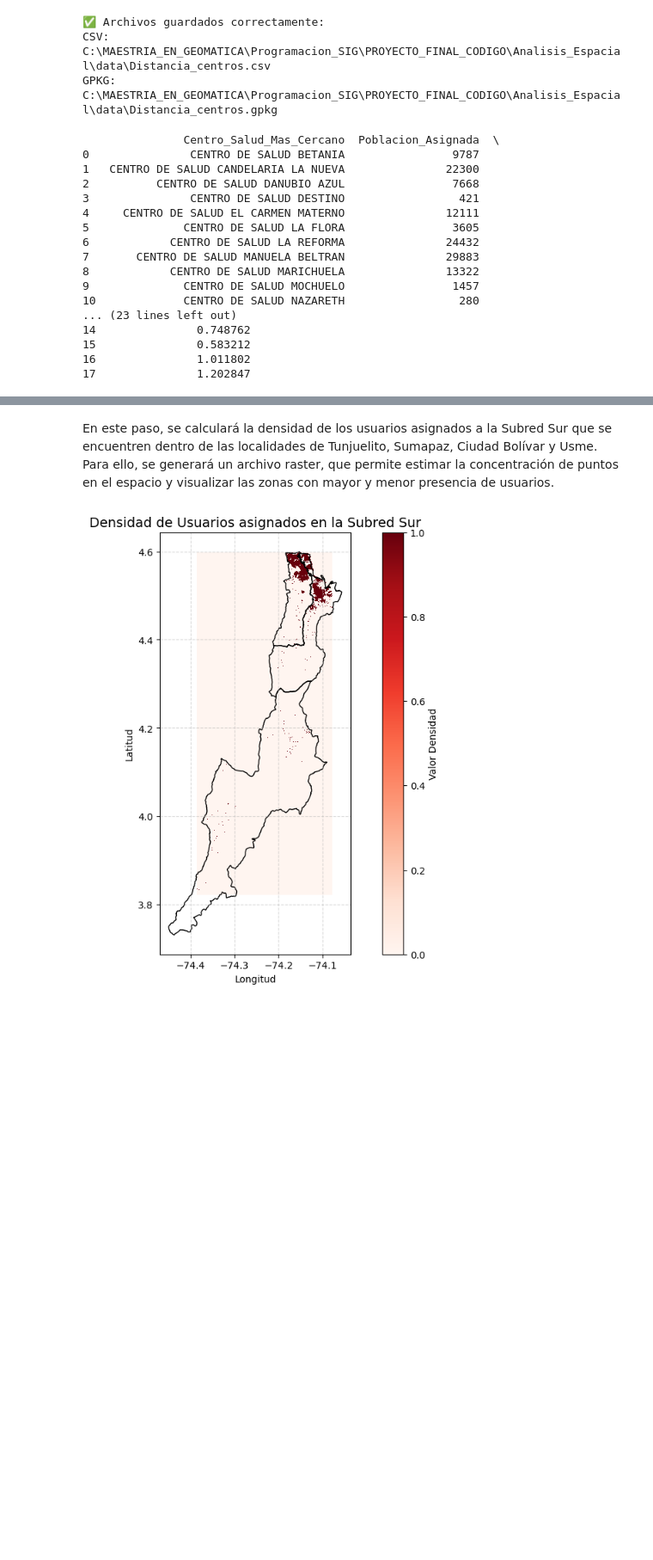
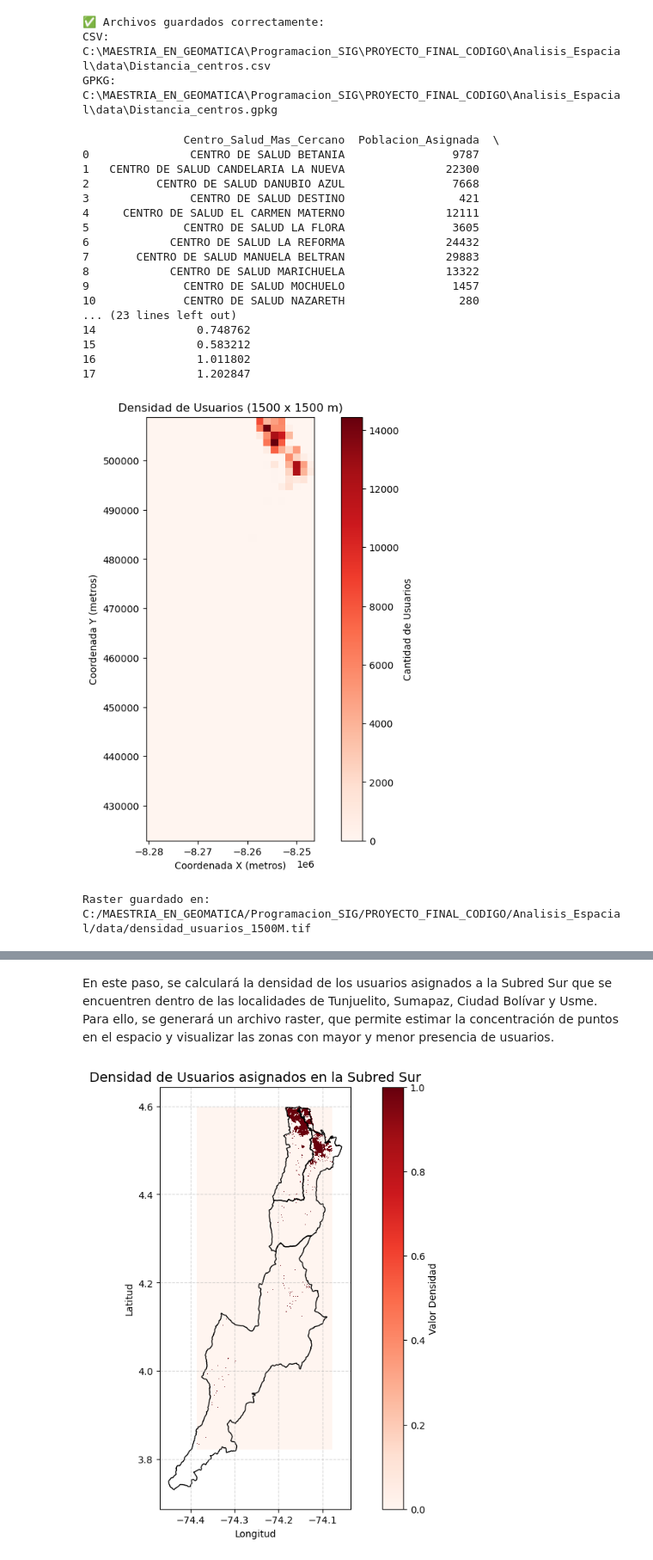
Before and after one commit to BillyAvila/Analisis_Espacial, a Jupyter notebook: notebooks/Notebook_Codigo_Final_quincef-redes.ipynb, the cells around one changed output, grey strips where cells are left out. Shown at 86% size. Cells and saved outputs as stored; diff of their text form; code cells hidden in the pictures; blank space fills up the shorter version.

Commit message:
Añadir rasterizados de usuarios y actualizar notebook final

```diff
--- a/notebooks/Notebook_Codigo_Final_quincef-redes.ipynb
+++ b/notebooks/Notebook_Codigo_Final_quincef-redes.ipynb
@@ -616,3 +619,82 @@ print(tabla_resumen)
 15               0.583212
 16               1.011802
 17               1.202847
+# %%
+import geopandas as gpd
+import numpy as np
+import matplotlib.pyplot as plt
+from shapely.geometry import box
+
+# Cargar los usuarios
+usuarios_interes_clip = gpd.read_file('C:/MAESTRIA_EN_GEOMATICA/Programacion_SIG/PROYECTO_FINAL_CODIGO/Analisis_Espacial/data/usuarios_interes_clip.gpkg')
+
+# Reproyectar a coordenadas planas (EPSG:3395)
+usuarios_interes_clip = usuarios_interes_clip.to_crs(epsg=3395)
+
+# Definir la malla de 1500x1500 m
+xmin, ymin, xmax, ymax = usuarios_interes_clip.total_bounds
+cell_size = 1500  # 1500 metros
+cols = int((xmax - xmin) / cell_size) + 1
+rows = int((ymax - ymin) / cell_size) + 1
+
+grid_cells = []
+for j in range(rows):  # Iterar primero sobre las filas para alinear bien las celdas
+    for i in range(cols):
+        x_left = xmin + (i * cell_size)
+        y_top = ymax - (j * cell_size)  # Ajustar para que las celdas estén bien ubicadas
+        grid_cells.append(box(x_left, y_top - cell_size, x_left + cell_size, y_top))
+
+grid = gpd.GeoDataFrame({'geometry': grid_cells}, crs='EPSG:3395')
+
+# Cambiar el nombre de las columnas de 'usuarios_interes_clip' y 'grid' para evitar conflictos
+usuarios_interes_clip = usuarios_interes_clip.rename(columns=lambda x: x + '_usuarios' if x != 'geometry' else x)
+grid = grid.rename(columns=lambda x: x + '_grid' if x != 'geometry' else x)
+
+# Contar usuarios por celda, especificando sufijos para evitar conflictos de nombres
+usuarios_count = gpd.sjoin(usuarios_interes_clip, grid, how='left', predicate='within')
+
+# Luego, contar los usuarios por celda
+density = usuarios_count.groupby('index_right').size()
+
+# Asignar la densidad a la malla
+grid['density'] = density.reindex(grid.index, fill_value=0)
+
+# Convertir en matriz ordenada
+x_coords = sorted(grid.geometry.centroid.x.unique())
+y_coords = sorted(grid.geometry.centroid.y.unique(), reverse=True)  # Invertir para correcta orientación
+
+density_matrix = np.zeros((len(y_coords), len(x_coords)))
+for i, x in enumerate(x_coords):
+    for j, y in enumerate(y_coords):
+        cell = grid[(grid.geometry.centroid.x == x) & (grid.geometry.centroid.y == y)]
+        if not cell.empty:
+            density_matrix[j, i] = cell.iloc[0]['density']
+
+# Visualizar el raster de densidad
+fig, ax = plt.subplots(figsize=(10, 8))
+cbar = ax.imshow(density_matrix, origin="upper", cmap="Reds", extent=[xmin, xmax, ymin, ymax])
+plt.colorbar(cbar, label="Cantidad de Usuarios")
+ax.set_title("Densidad de Usuarios (1500 x 1500 m)")
+ax.set_xlabel("Coordenada X (metros)")
+ax.set_ylabel("Coordenada Y (metros)")
+plt.show()
+# Guardar como raster GeoTIFF
+output_raster = 'C:/MAESTRIA_EN_GEOMATICA/Programacion_SIG/PROYECTO_FINAL_CODIGO/Analisis_Espacial/data/densidad_usuarios_1500M.tif'
+transform = from_origin(xmin, ymax, cell_size, cell_size)  # Esquina superior izquierda
+
+with rasterio.open(
+    output_raster, 'w',
+    driver='GTiff',
+    height=density_matrix.shape[0],
+    width=density_matrix.shape[1],
+    count=1,
+    dtype=rasterio.float32,
+    crs='EPSG:3395',
+    transform=transform
+) as dst:
+    dst.write(density_matrix.astype(np.float32), 1)
+
+print(f"Raster guardado en: {output_raster}")
+# %% [output]
+[figure, added]
+Raster guardado en: C:/MAESTRIA_EN_GEOMATICA/Programacion_SIG/PROYECTO_FINAL_CODIGO/Analisis_Espacial/data/densidad_usuarios_1500M.tif
```
Also changed, not shown: parts of 8 cells of this notebook, 4 other files.
